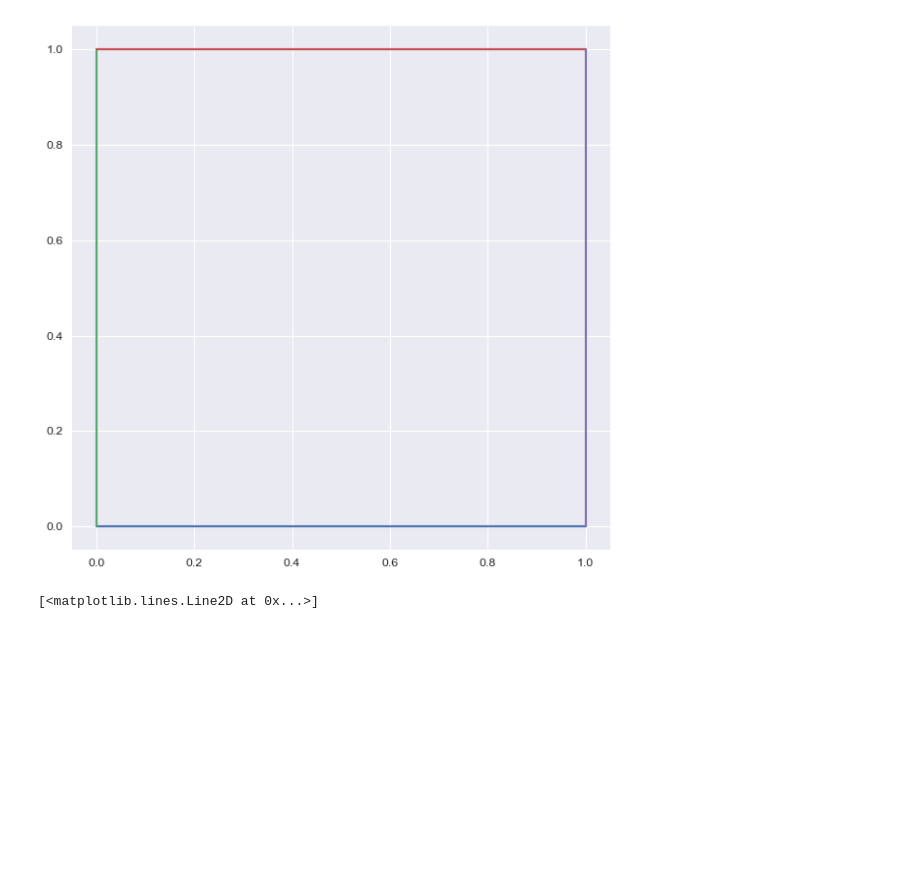
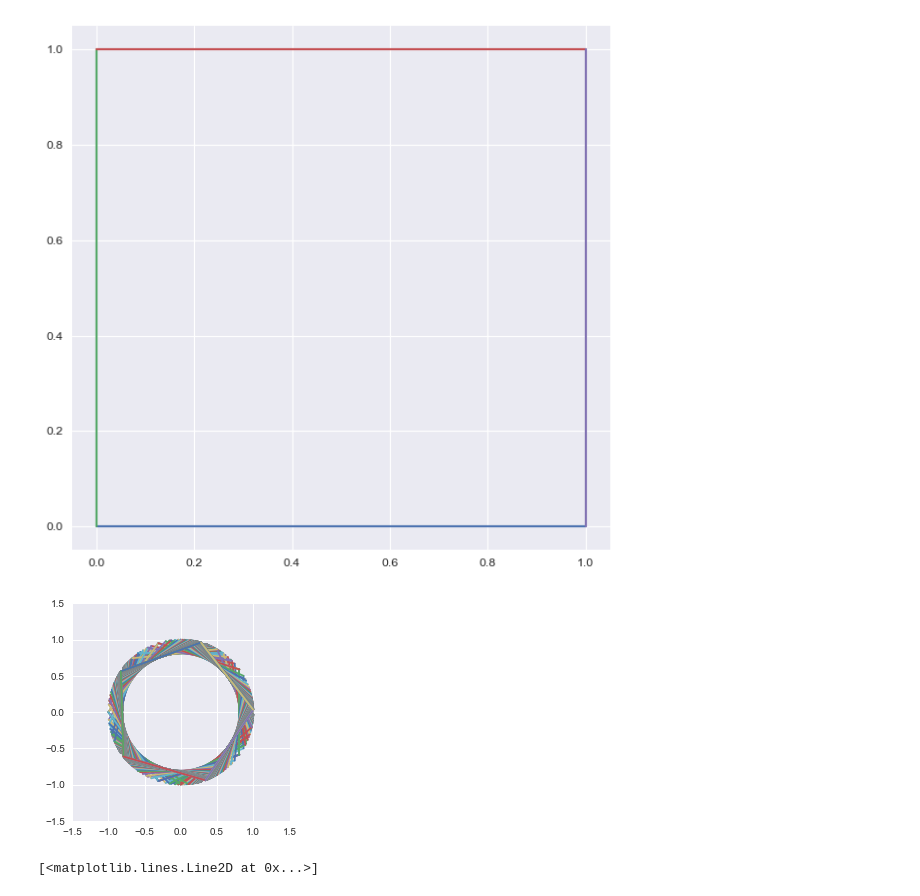
Before and after one commit to kbsec/NEU_Python_Lectures, a Jupyter notebook: Lecture01.ipynb, the cells around one changed output. Drawn from its saved outputs; the diff is of its cells as text; code cells hidden in the pictures; blank space fills up the shorter version.

```diff
--- a/Lecture01.ipynb
+++ b/Lecture01.ipynb
@@ -590,4 +861,30 @@ def plot_parallelogram(c0,c1,c2,c3):
     return
+# %%
+# Super challenge problem: Write python code to plot a regular polygon centered at zero with n sides
+def plot_n_polygon(r,N, rot):
+    if rot==0:
+        return
+    x = np.zeros(N)
+    y = np.zeros(N)
+    plt.xlim(-1*(r+.5),r+.5)
+    plt.ylim(-1*(r+.5),r+.5)
+    plt.gca().set_aspect('equal', adjustable='box')
+    for n in range(1,N+1):
+        x[n-1] = r * np.cos((2*np.pi*n/N) + np.pi/rot) #IE Nth roots of unity -
+        y[n-1] = r * np.sin((2*np.pi*n/N) + np.pi/rot)
+    for i in range(N):
+        #plt.scatter(x[i], y[i])
+        j = (i +1) % N
+        #print(j,N)
+        plt.plot([x[i],x[j]], [y[i], y[j]])
+    #plt.show()
+    #print(x,y)
+#[plot_n_polygon(1,i) for i in range(1,20)]
+[plot_n_polygon(1,5,i) for i in range(-100,100)] #Notice that as N gets large,it gets closer to being a circle
+#plot_n_polygon(1,500,1)
+plt.show()
+# %% [output]
+[figure, added]
 # %%
 x=np.arange(0,2*np.pi,.25)
 y=np.sin(x)
```
Also changed, not shown: parts of 94 cells of this notebook.
